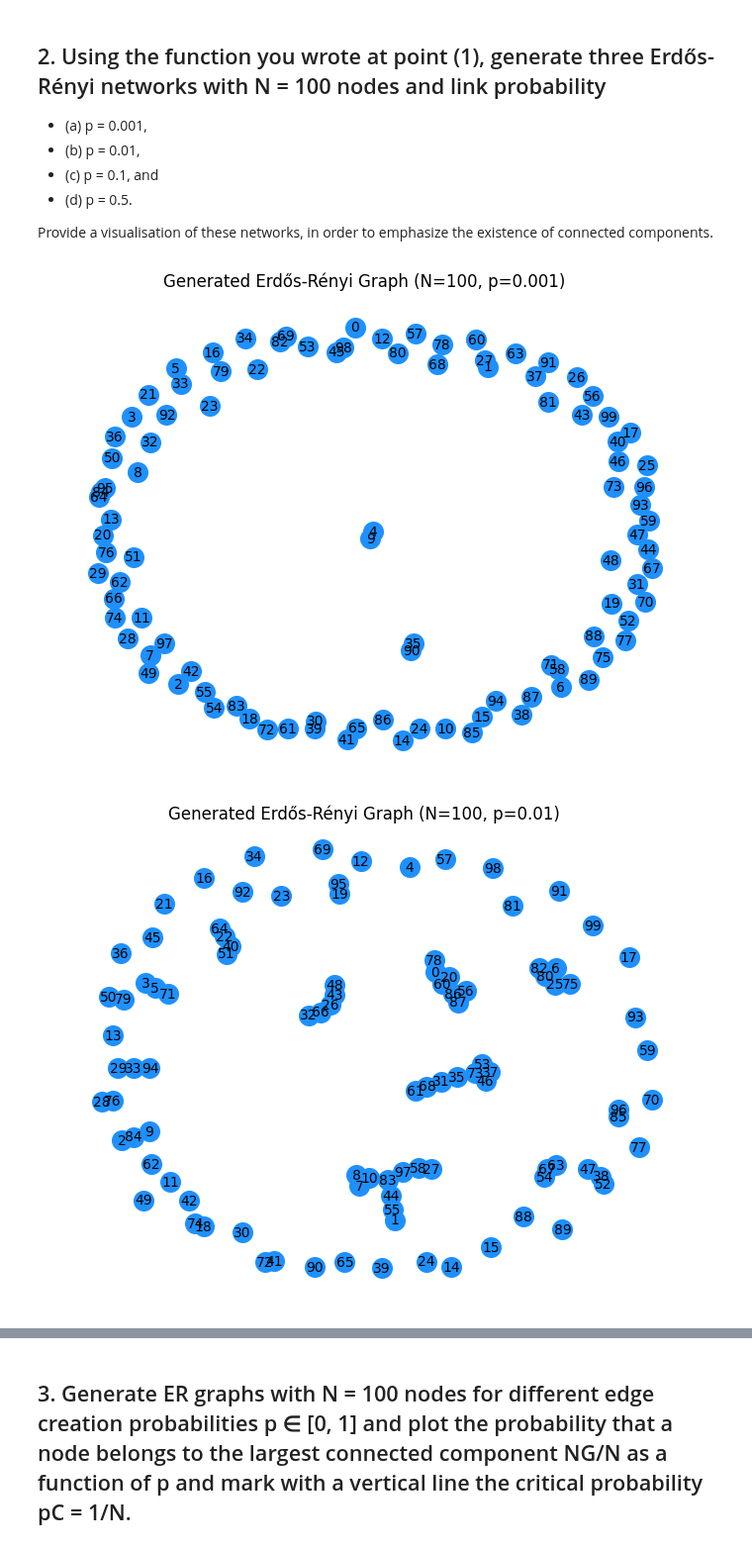
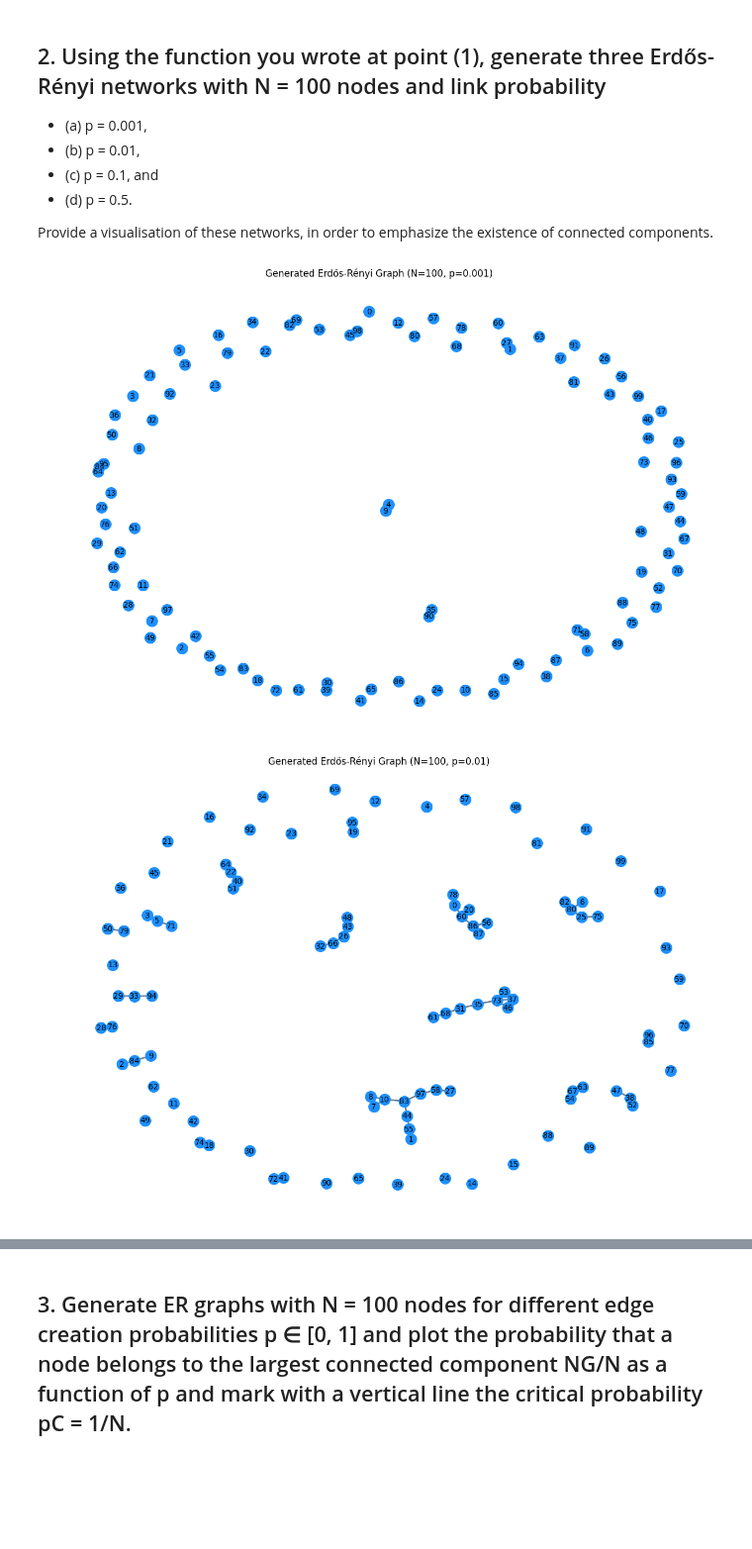
Before and after one commit to HuberNicolas/network-science-uzh, a Jupyter notebook: assignment-2/Assignment_02.ipynb, the cells around one changed output, grey strips where cells are left out. Shown at 99% size. Saved outputs shown, nothing was run; the diff lists cells and outputs as text; code cells hidden in the pictures; blank space fills up the shorter version.

Commit message:
formatting plots

```diff
--- a/assignment-2/Assignment_02.ipynb
+++ b/assignment-2/Assignment_02.ipynb
@@ -18,6 +18,7 @@ import shutil
 # Define colors with reduced opacity from a colormap
 COLOR_BLUE = 'dodgerblue'
 COLOR_RED = 'lightcoral'
+COLOR_GREY = 'slategrey'
 
 # Define the main data directory
 OUTPUT_PATH = "./output"
@@ -134,17 +135,18 @@ generated_networks = []
 # %%
 for p in PROBABILITIES:
     g = generate_custom_erdos_renyi_graph(N, p)
     generated_networks.append({"graph":g, "N": N, "p": p})
     pos = nx.spring_layout(G=g, seed=SEED)  # Layout algorithm for node positions
-    nx.draw(g, pos, with_labels=True, node_size=200, node_color=COLOR_BLUE, edge_color=COLOR_RED, font_size=10)
+    plt.figure(figsize=(12, 8))
+    nx.draw(g, pos, with_labels=True, node_size=200, node_color=COLOR_BLUE, edge_color=COLOR_GREY, width=2, font_size=10)
     plt.title(f"Generated Erdős-Rényi Graph (N={N}, p={p})")
     plt.axis('off')
 
 
     file_name = f"sample_network_N{N}_p{p}.png"
     complete_plot_filename = os.path.join(OUTPUT_PATH_ER, file_name)
     plt.savefig(complete_plot_filename)
     plt.show()
 # %% [output]
-[figure, old version]
+[figure, new version]
-[figure, old version]
+[figure, new version]
```
Also changed, not shown: parts of 1 cell of this notebook, 4 other files.
